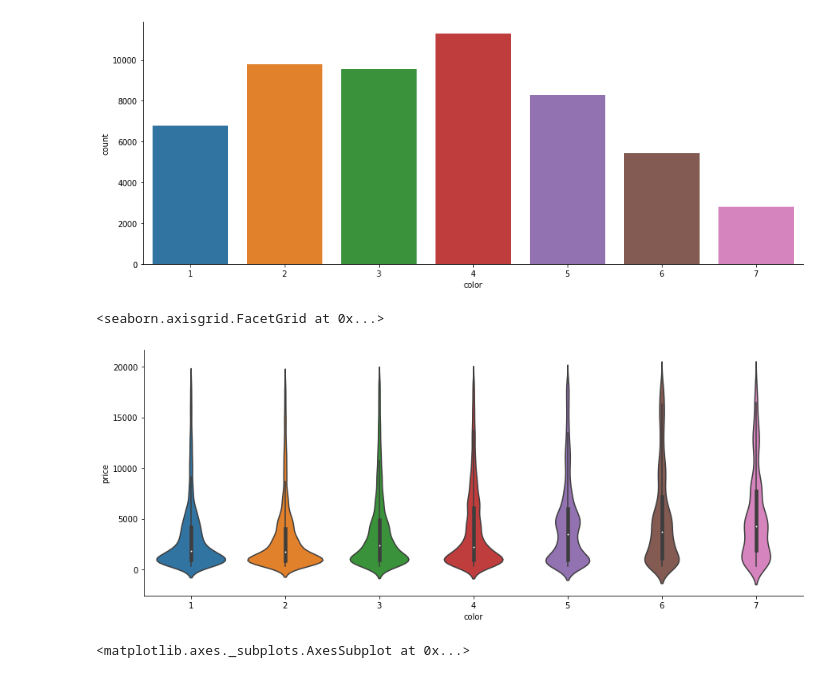
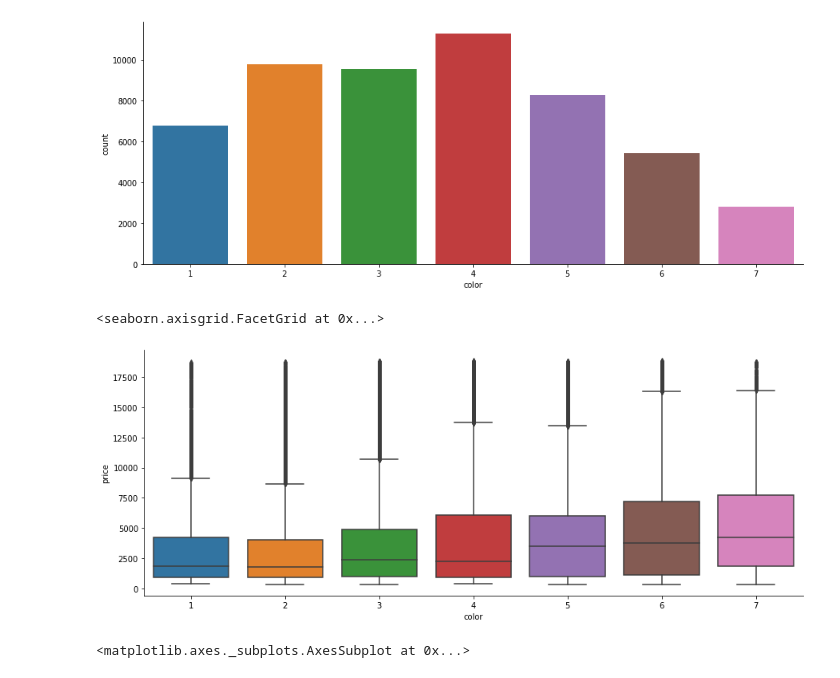
Before and after one commit to AnnaLenaStoe/Diamonds, a Jupyter notebook: diamonds.ipynb, the cells around one changed output. Drawn from its saved outputs; the diff is of its cells as text; code cells hidden in the pictures.

```diff
--- a/diamonds.ipynb
+++ b/diamonds.ipynb
@@ -209,10 +210,11 @@ sns.factorplot(x='color', data=diamond , kind='count',aspect=2.5 )
 <seaborn.axisgrid.FacetGrid at 0x...>
 [figure]
 # %%
-sns.factorplot(x='color', y='price' , data=diamond , kind='violin', aspect=2.5)
+#sns.factorplot(x='color', y='price' , data=diamond , kind='violin', aspect=2.5)
+sns.factorplot(x='color', y='price', data=diamond, kind='box' ,aspect=2.5 )
 # %% [output]
 <seaborn.axisgrid.FacetGrid at 0x...>
-[figure, old version]
+[figure, new version]
 # %%
 sns.boxplot(x='clarity', y='price', data=diamond)
 # %% [output]
```
Also changed, not shown: parts of 22 cells of this notebook.
